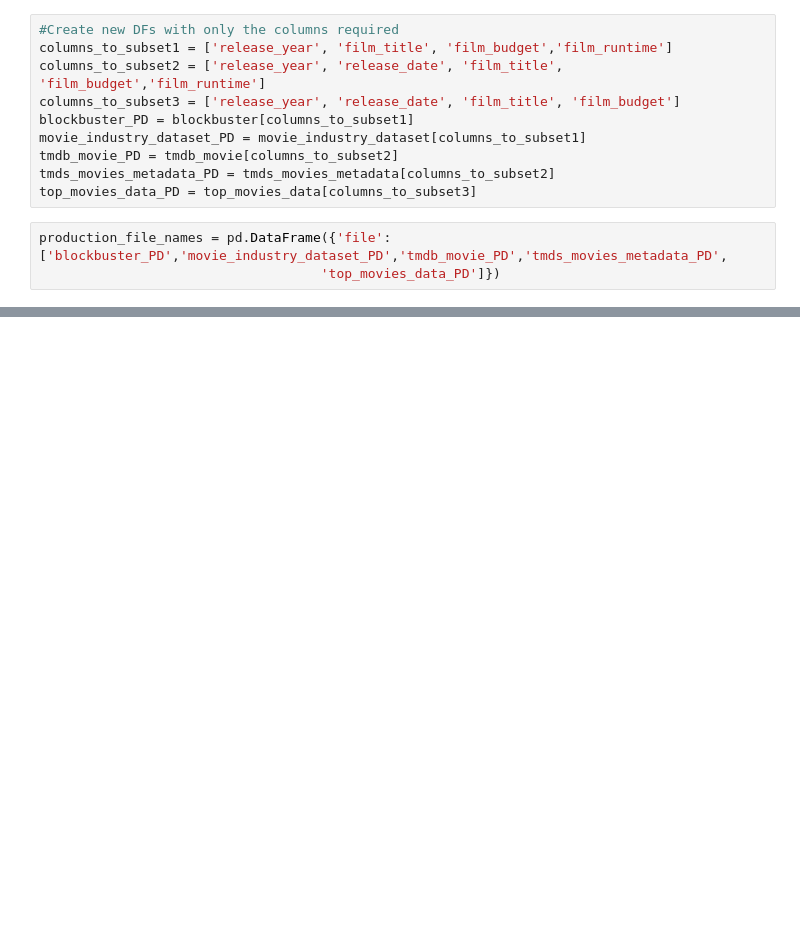
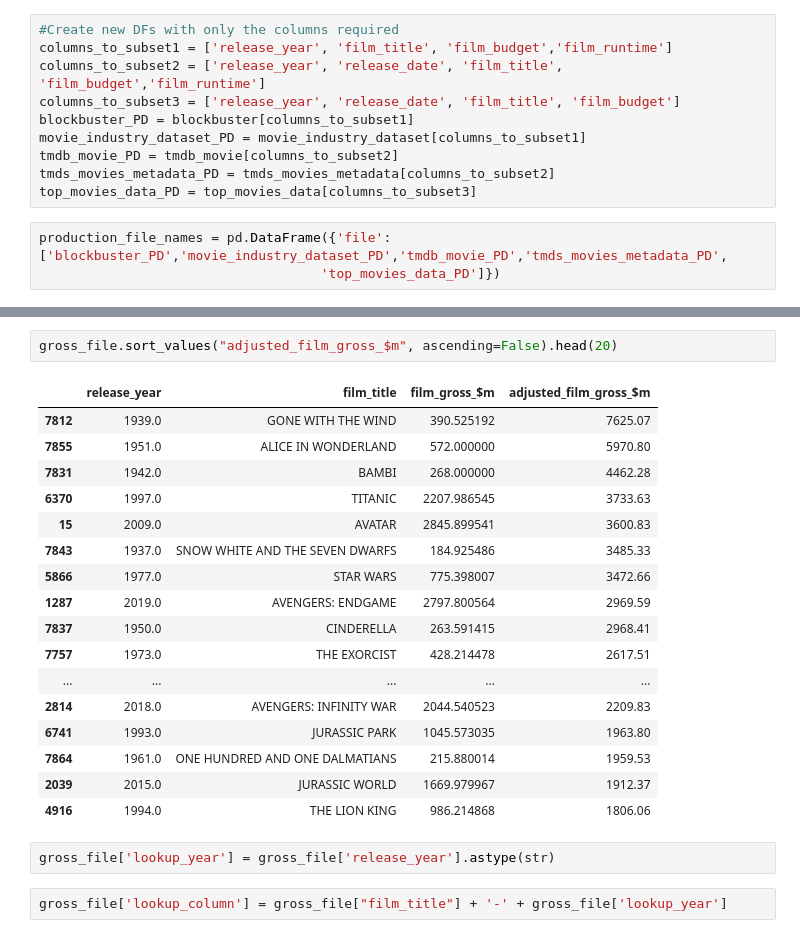
Before and after one commit to ianrowe101/UCDPA_Ian_Rowe, a Jupyter notebook: assignment_analysis.ipynb, the cells around one changed output, grey strips where cells are left out. Drawn from its saved outputs; the diff is of its cells as text; blank space fills up the shorter version.

```diff
--- a/assignment_analysis.ipynb
+++ b/assignment_analysis.ipynb
@@ -384,0 +998,24 @@ top_movies_data_PD
+# %%
+gross_file.sort_values("adjusted_film_gross_$m", ascending=False).head(20)
+# %% [output]
+|  | release_year | film_title | film_gross_$m | adjusted_film_gross_$m |
+| 7812 | 1939.0 | GONE WITH THE WIND | 390.525192 | 7625.07 |
+| 7855 | 1951.0 | ALICE IN WONDERLAND | 572.000000 | 5970.80 |
+| 7831 | 1942.0 | BAMBI | 268.000000 | 4462.28 |
+| 6370 | 1997.0 | TITANIC | 2207.986545 | 3733.63 |
+| 15 | 2009.0 | AVATAR | 2845.899541 | 3600.83 |
+| 7843 | 1937.0 | SNOW WHITE AND THE SEVEN DWARFS | 184.925486 | 3485.33 |
+| 5866 | 1977.0 | STAR WARS | 775.398007 | 3472.66 |
+| 1287 | 2019.0 | AVENGERS: ENDGAME | 2797.800564 | 2969.59 |
+| 7837 | 1950.0 | CINDERELLA | 263.591415 | 2968.41 |
+| 7757 | 1973.0 | THE EXORCIST | 428.214478 | 2617.51 |
+| ... | ... | ... | ... | ... |
+| 2814 | 2018.0 | AVENGERS: INFINITY WAR | 2044.540523 | 2209.83 |
+| 6741 | 1993.0 | JURASSIC PARK | 1045.573035 | 1963.80 |
+| 7864 | 1961.0 | ONE HUNDRED AND ONE DALMATIANS | 215.880014 | 1959.53 |
+| 2039 | 2015.0 | JURASSIC WORLD | 1669.979967 | 1912.37 |
+| 4916 | 1994.0 | THE LION KING | 986.214868 | 1806.06 |
+# %%
+gross_file['lookup_year'] = gross_file['release_year'].astype(str)
+# %%
+gross_file['lookup_column'] = gross_file["film_title"] + '-' + gross_file['lookup_year']
```
Also changed, not shown: parts of 92 cells of this notebook.
